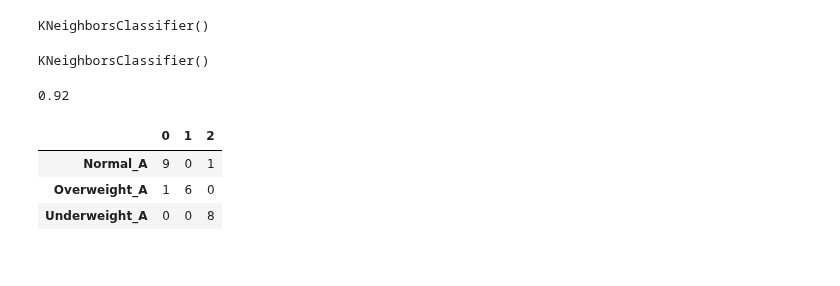
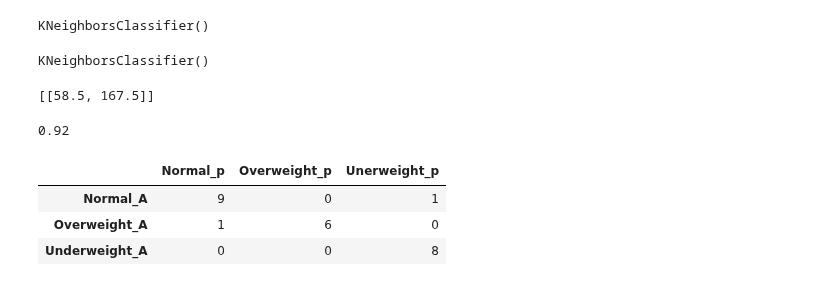
Before and after one commit to Avdhoot-Ukirde/Virtual-Environment-streamlit-Prediction-model, a Jupyter notebook: practice.ipynb, the cells around one changed output. Drawn from its saved outputs; the diff is of its cells as text; code cells hidden in the pictures.

```diff
--- a/practice.ipynb
+++ b/practice.ipynb
@@ -51,6 +59,13 @@ model.fit(X,y)
 KNeighborsClassifier()
 # %%
 y_pred = model.predict(X)
+# %%
+pred= [[58.5,167.5]]
+
+model.predict(pred)
+pred
+# %% [output]
+[[58.5, 167.5]]
 # %%
 from sklearn.metrics import accuracy_score
 accuracy_score(y,y_pred)
@@ -59,9 +74,9 @@ accuracy_score(y,y_pred)
 # %%
 from sklearn.metrics import confusion_matrix
 a = confusion_matrix(y,y_pred)
-pd.DataFrame(a,index=['Normal_A','Overweight_A','Underweight_A'],columns=[''])
+pd.DataFrame(a,index=['Normal_A','Overweight_A','Underweight_A'],columns=['Normal_p','Overweight_p','Unerweight_p'])
 # %% [output]
-|  | 0 | 1 | 2 |
+|  | Normal_p | Overweight_p | Unerweight_p |
 | Normal_A | 9 | 0 | 1 |
 | Overweight_A | 1 | 6 | 0 |
 | Underweight_A | 0 | 0 | 8 |
```
Also changed, not shown: parts of 6 cells of this notebook, 1 other file.
